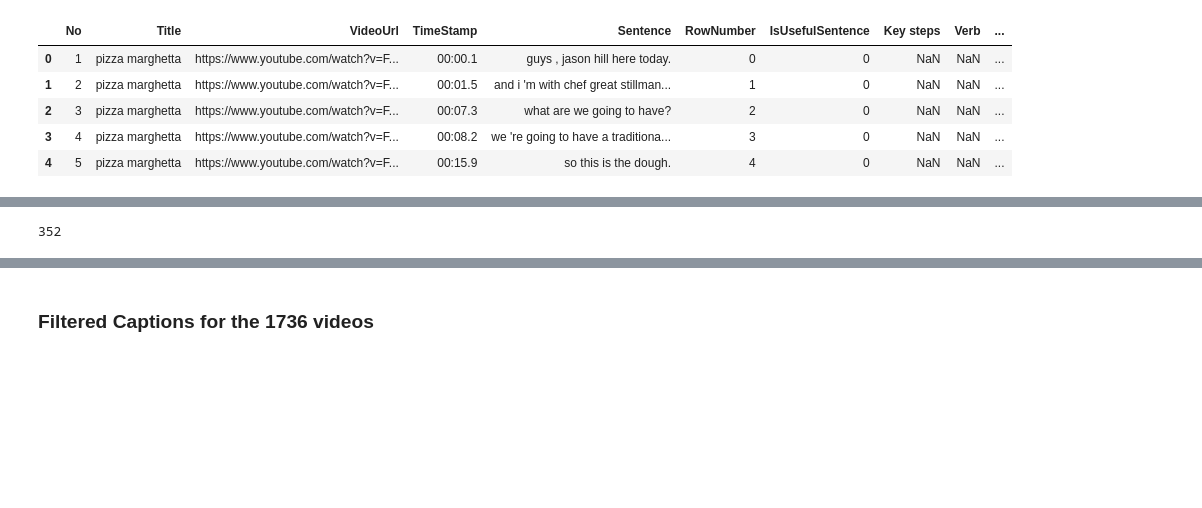
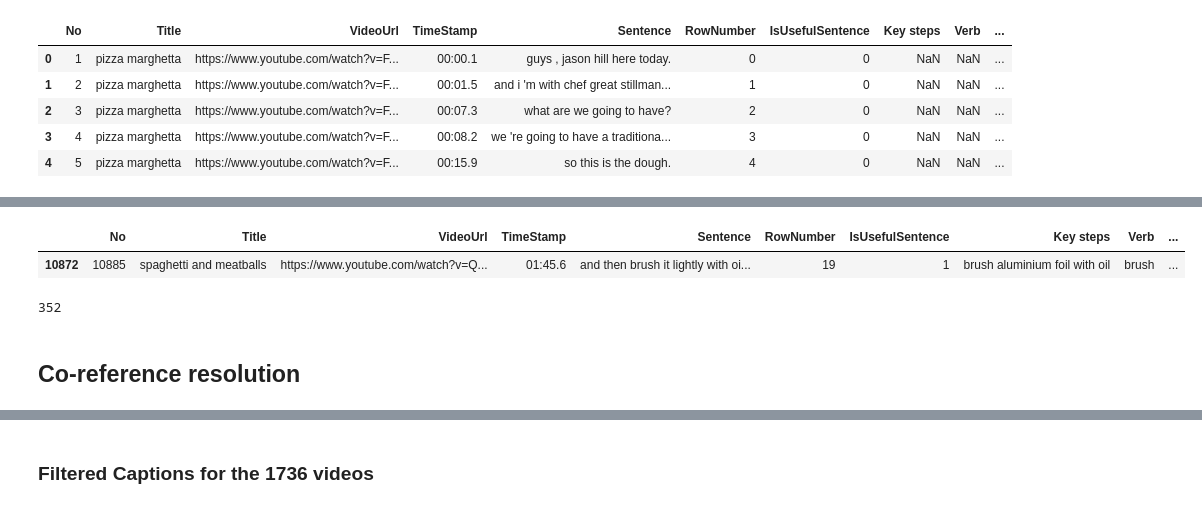
Before and after one commit to ashdtu/quick-recipe, a Jupyter notebook: notebooks/1.0_Data_Preprocessing.ipynb, the cells around one changed output, grey strips where cells are left out. Saved outputs shown, nothing was run; the diff lists cells and outputs as text; code cells hidden in the pictures; blank space fills up the shorter version.

```diff
--- a/notebooks/1.0_Data_Preprocessing.ipynb
+++ b/notebooks/1.0_Data_Preprocessing.ipynb
@@ -22,4 +61,11 @@ df.head()
+# %%
+df[df["Sentence"] == "and then brush it lightly with oil and then for the most time consuming step in making meatballs."]
+# %% [output]
+|  | No | Title | VideoUrl | TimeStamp | Sentence | RowNumber | IsUsefulSentence | Key steps | Verb | ... |
+| 10872 | 10885 | spaghetti and meatballs | https://www.youtube.com/watch?v=Q... | 01:45.6 | and then brush it lightly with oi... | 19 | 1 | brush aluminium foil with oil | brush | ... |
 # %%
 len(df['VideoUrl'].unique().tolist())
 # %% [output]
 352
+# %% [markdown]
+## Co-reference resolution
```
Also changed, not shown: parts of 21 cells of this notebook, 3 other files.
